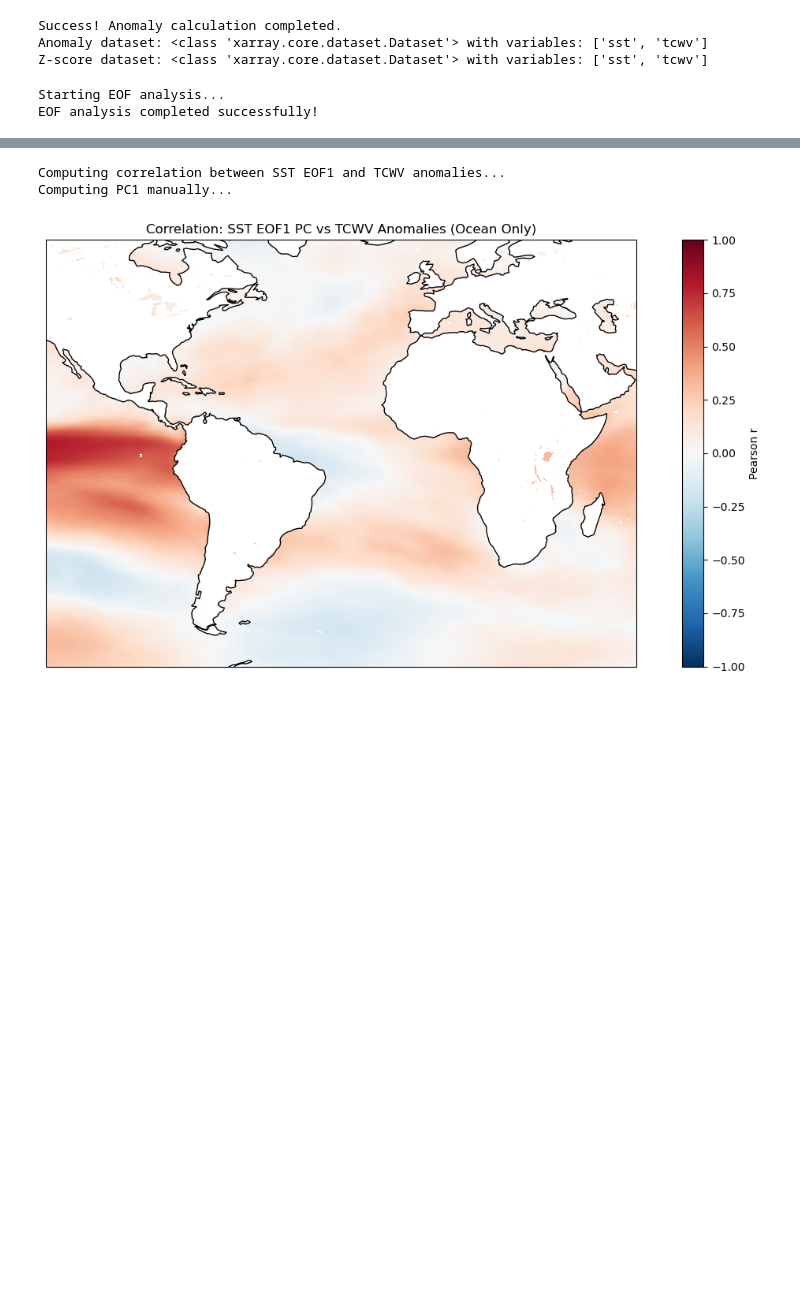
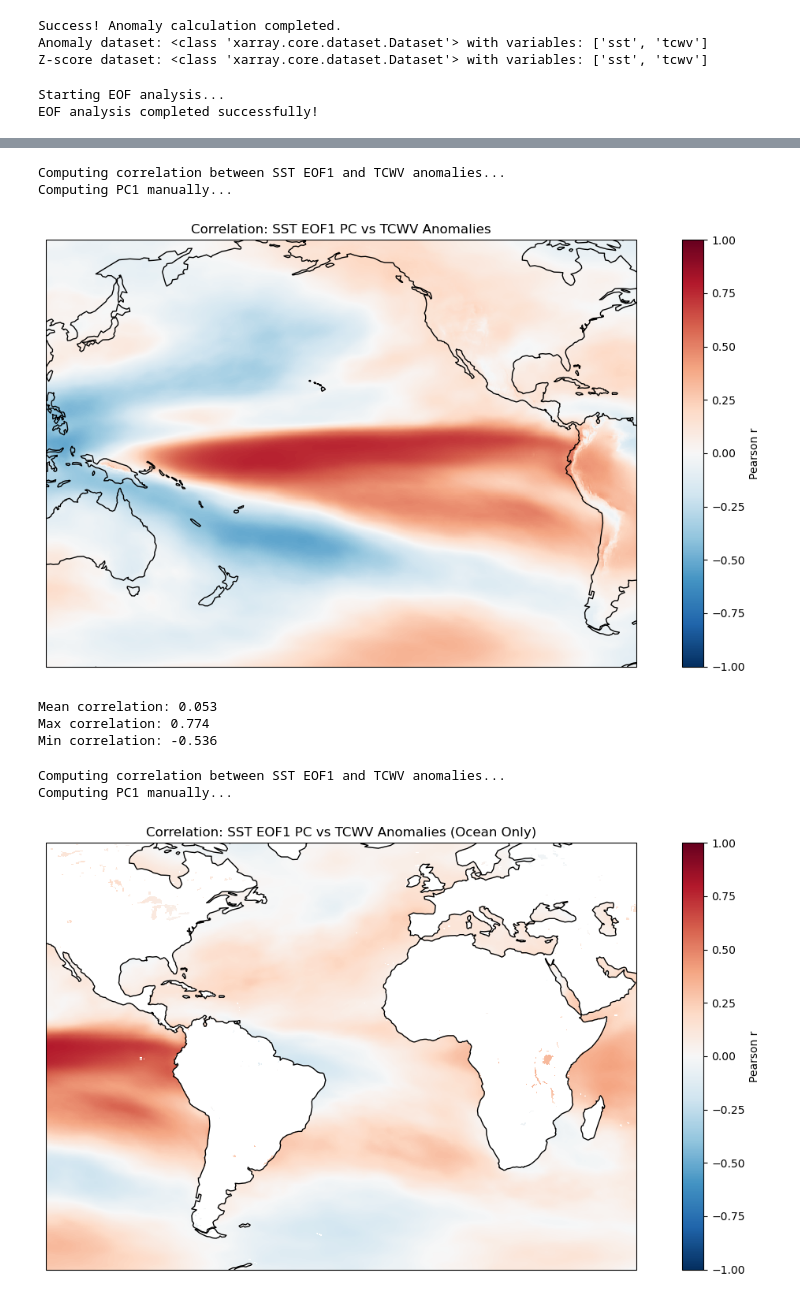
Before and after one commit to stephenallen11/ATMS-523-Module-4, a Jupyter notebook: Module4_stephenallen.ipynb, the cells around one changed output, grey strips where cells are left out. Drawn from its saved outputs; the diff is of its cells as text; code cells hidden in the pictures; blank space fills up the shorter version.

```diff
--- a/Module4_stephenallen.ipynb
+++ b/Module4_stephenallen.ipynb
@@ -225 +240,62 @@ Max correlation: 0.958
+# %%
+"""Correlation between SST EOF1 and TCWV anomalies."""
+
+print("Computing correlation between SST EOF1 and TCWV anomalies...")
+
+# Get the first EOF of SST
+sst_eof1 = eof_maps.isel(mode=0)
+
+# Compute PC1 manually: project data onto EOF1
+print("Computing PC1 manually...")
+sst_flat = sst_masked.stack(
+    space=['latitude', 'longitude']
+).dropna('space')
+eof1_flat = sst_eof1.stack(
+    space=['latitude', 'longitude']
+).dropna('space')
+pc1_data = sst_flat.values @ eof1_flat.values
+
+# Create PC1 DataArray
+sst_pc1 = xr.DataArray(
+    pc1_data,
+    dims=[TIME_DIM],
+    coords={TIME_DIM: sst_anom[TIME_DIM]}
+)
+
+# Get TCWV anomalies (detrended, deseasonalized, and standardized)
+tcwv_anom = z['tcwv']
+
+# Compute correlation between SST PC1 and TCWV anomalies at each grid point
+# Note: Don't mask over land as per instructions
+tcwv_sst_corr = xr.corr(sst_pc1, tcwv_anom, dim=TIME_DIM)
+
+# Plot the correlation map centered on Pacific
+fig, ax = plt.subplots(
+    figsize=(12, 6),
+    subplot_kw={'projection': ccrs.PlateCarree(central_longitude=CENTRAL_LONGITUDE)}
+)
+tcwv_sst_corr.plot(
+    ax=ax,
+    vmin=-1,
+    vmax=1,
+    cmap='RdBu_r',
+    cbar_kwargs={'label': "Pearson r"},
+    add_colorbar=True,
+    transform=ccrs.PlateCarree()
+)
+ax.set_title("Correlation: SST EOF1 PC vs TCWV Anomalies")
+ax.coastlines()
+plt.tight_layout()
+plt.show()
+
+print(f"Mean correlation: {tcwv_sst_corr.mean().values:.3f}")
+print(f"Max correlation: {tcwv_sst_corr.max().values:.3f}")
+print(f"Min correlation: {tcwv_sst_corr.min().values:.3f}")
+# %% [output]
+Computing correlation between SST EOF1 and TCWV anomalies...
+Computing PC1 manually...
+[figure, added]
+Mean correlation: 0.053
+Max correlation: 0.774
+Min correlation: -0.536
 # %%
```
Also changed, not shown: parts of 7 cells of this notebook.
